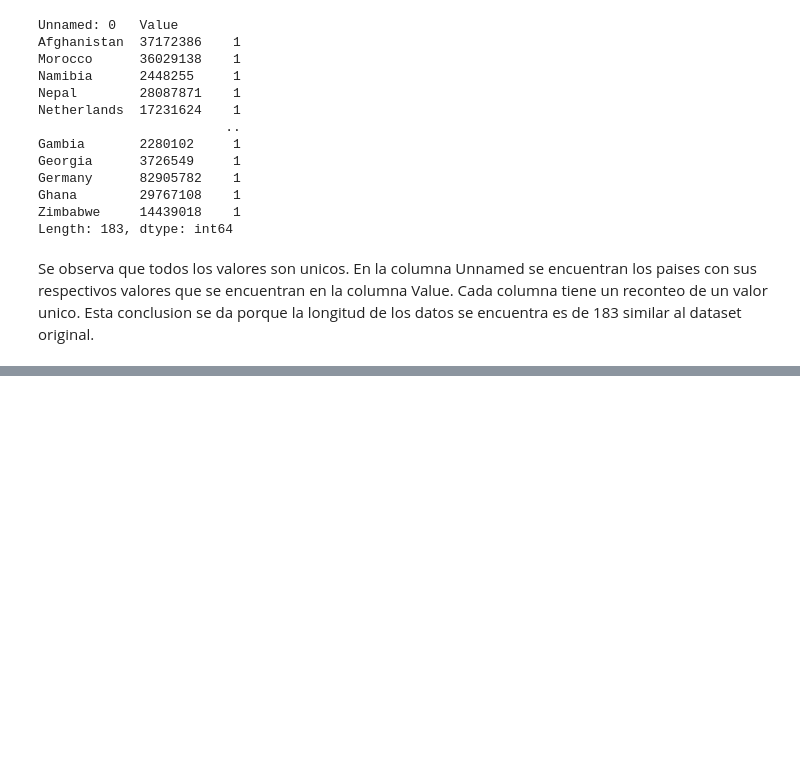
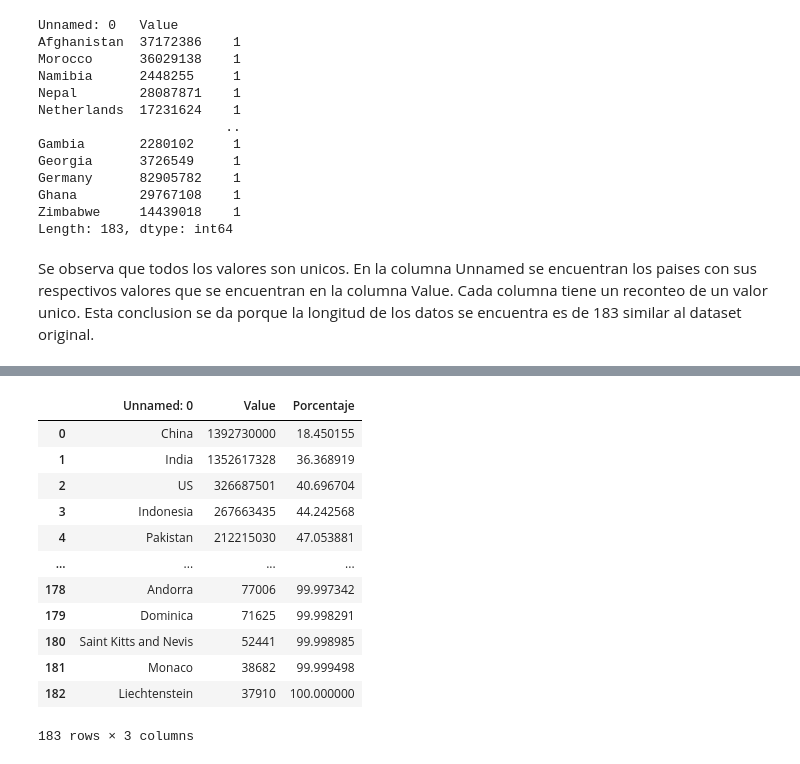
Before and after one commit to xagranda99/popquiz, a Jupyter notebook: [NRC_6292]_PopQuizUnidad2_Grupo1.ipynb, the cells around one changed output, grey strips where cells are left out. Cells and saved outputs as stored; diff of their text form; code cells hidden in the pictures; blank space fills up the shorter version.

```diff
--- a/[NRC_6292]_PopQuizUnidad2_Grupo1.ipynb
+++ b/[NRC_6292]_PopQuizUnidad2_Grupo1.ipynb
@@ -164,0 +180,18 @@ df.value_counts(normalize=True)
+# %%
+"""obtener porcentaje acumulado de cada fila sobre el 100%"""
+df_total["Porcentaje"] = df_total["Value"].cumsum()/df_total["Value"].sum()*100
+df_total
+# %% [output]
+|  | Unnamed: 0 | Value | Porcentaje |
+| 0 | China | 1392730000 | 18.450155 |
+| 1 | India | 1352617328 | 36.368919 |
+| 2 | US | 326687501 | 40.696704 |
+| 3 | Indonesia | 267663435 | 44.242568 |
+| 4 | Pakistan | 212215030 | 47.053881 |
+| ... | ... | ... | ... |
+| 178 | Andorra | 77006 | 99.997342 |
+| 179 | Dominica | 71625 | 99.998291 |
+| 180 | Saint Kitts and Nevis | 52441 | 99.998985 |
+| 181 | Monaco | 38682 | 99.999498 |
+| 182 | Liechtenstein | 37910 | 100.000000 |
+183 rows × 3 columns
```
Also changed, not shown: parts of 3 cells of this notebook.
